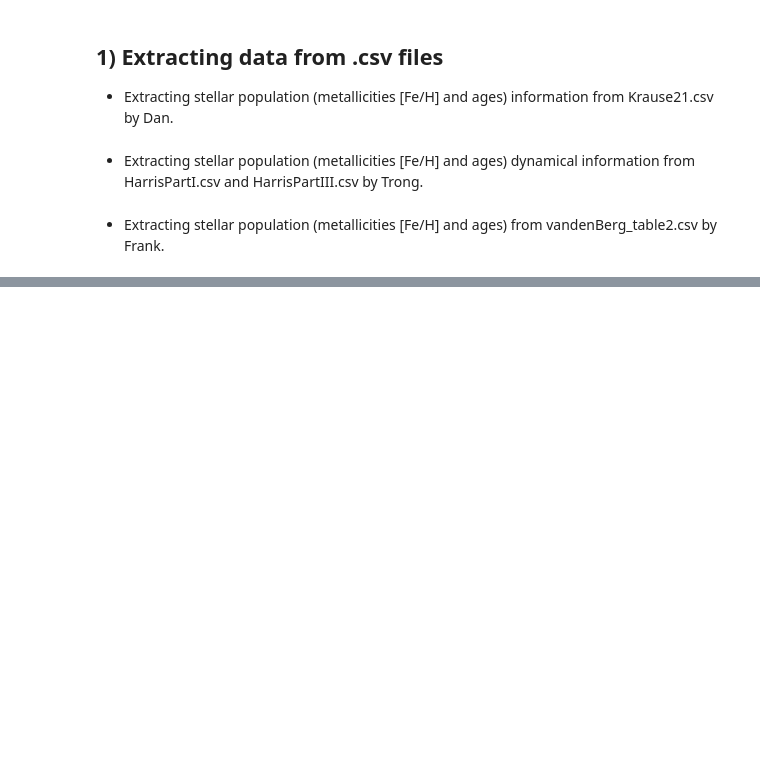
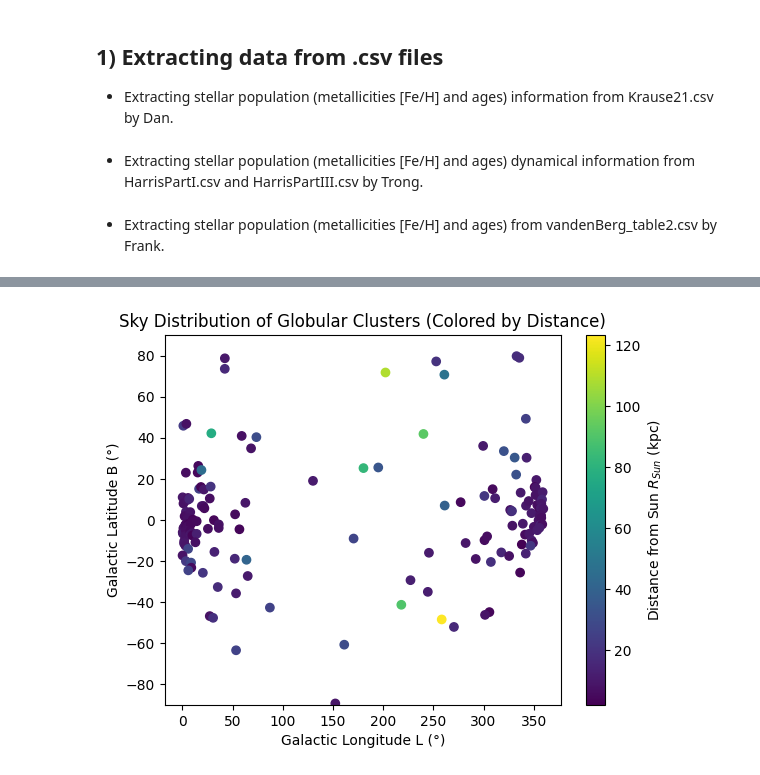
Before and after one commit to Frankyang2002/PHYS3116-Area-51-Interns, a Jupyter notebook: src/Computational Assessment.ipynb, the cells around one changed output, grey strips where cells are left out. Cells and saved outputs as stored; diff of their text form; code cells hidden in the pictures; blank space fills up the shorter version.

Commit message:
Feat: Plotting

```diff
--- a/src/Computational Assessment.ipynb
+++ b/src/Computational Assessment.ipynb
@@ -47,0 +52,21 @@ vandenberg['Age'] = pd.to_numeric(vandenberg['Age'], errors='coerce')
+# %%
+# Plotting Sky Distribution of Globular Clusters (Colored by Distance)
+plt.scatter(
+    harris_p1["L"],
+    harris_p1["B"],
+    c=harris_p1["R_Sun"]
+)
+
+# Change y-limit to be between -90 and 90
+plt.ylim(-90, 90)
+plt.xlabel("Galactic Longitude L (°)")
+plt.ylabel("Galactic Latitude B (°)")
+plt.title("Sky Distribution of Globular Clusters (Colored by Distance)")
+
+# color by distance from Sun
+cbar = plt.colorbar()
+cbar.set_label("Distance from Sun $R_{Sun}$ (kpc)")
+
+plt.show()
+# %% [output]
+[figure, added]
```
Also changed, not shown: parts of 1 cell of this notebook.
